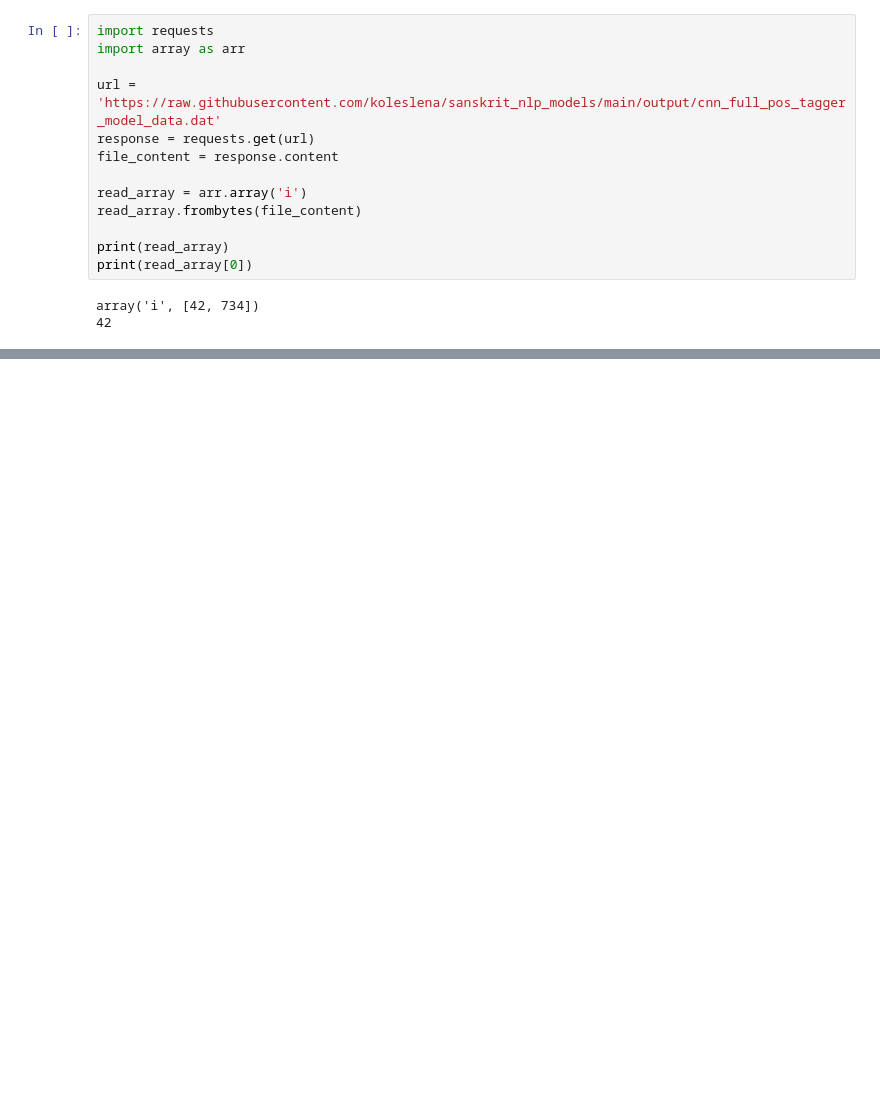
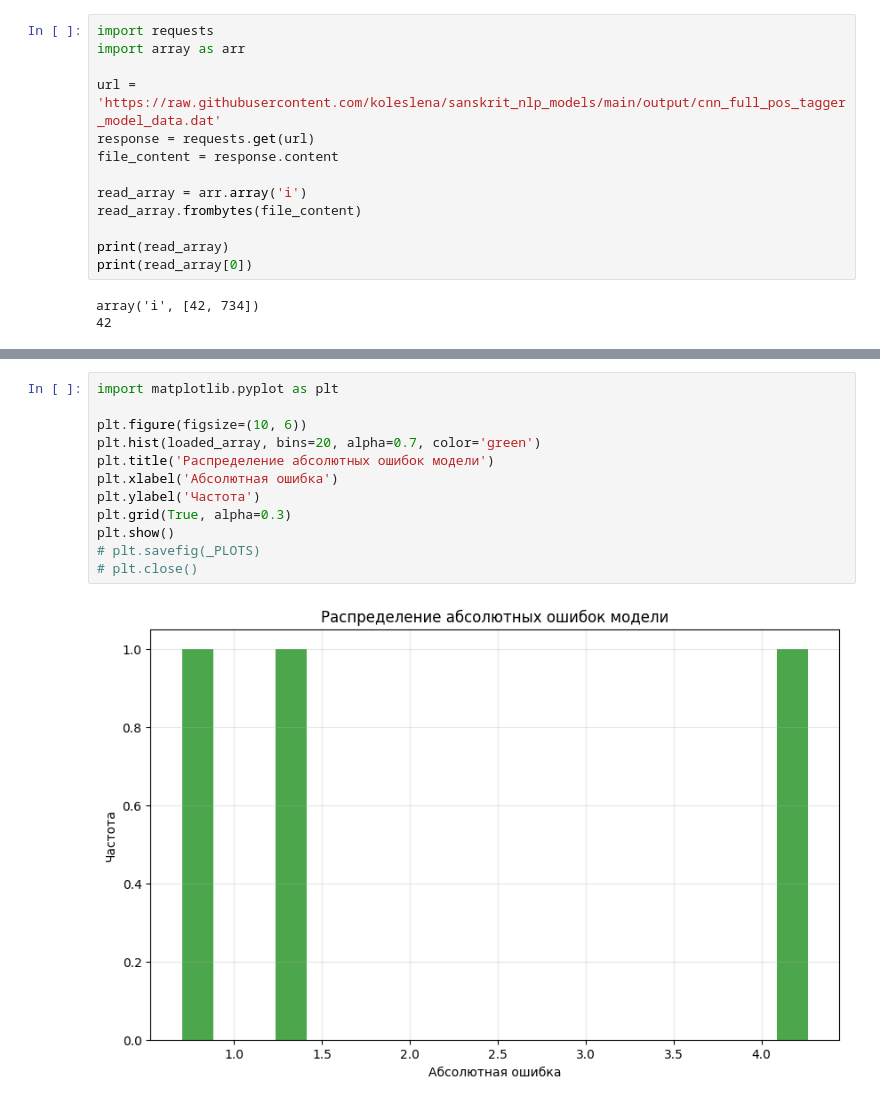
Before and after one commit to koleslena/sanskrit_nlp_models, a Jupyter notebook: notebooks/cnn_model_test.ipynb, the cells around one changed output, grey strips where cells are left out. Saved outputs shown, nothing was run; the diff lists cells and outputs as text; blank space fills up the shorter version.

```diff
--- a/notebooks/cnn_model_test.ipynb
+++ b/notebooks/cnn_model_test.ipynb
@@ -119,0 +176,14 @@ array('i', [42, 734])
+# %%
+import matplotlib.pyplot as plt
+
+plt.figure(figsize=(10, 6))
+plt.hist(loaded_array, bins=20, alpha=0.7, color='green')
+plt.title('Распределение абсолютных ошибок модели')
+plt.xlabel('Абсолютная ошибка')
+plt.ylabel('Частота')
+plt.grid(True, alpha=0.3)
+plt.show()
+# plt.savefig(_PLOTS)
+# plt.close()
+# %% [output]
+[figure, added]
```
Also changed, not shown: parts of 4 cells of this notebook, 10 other files.
